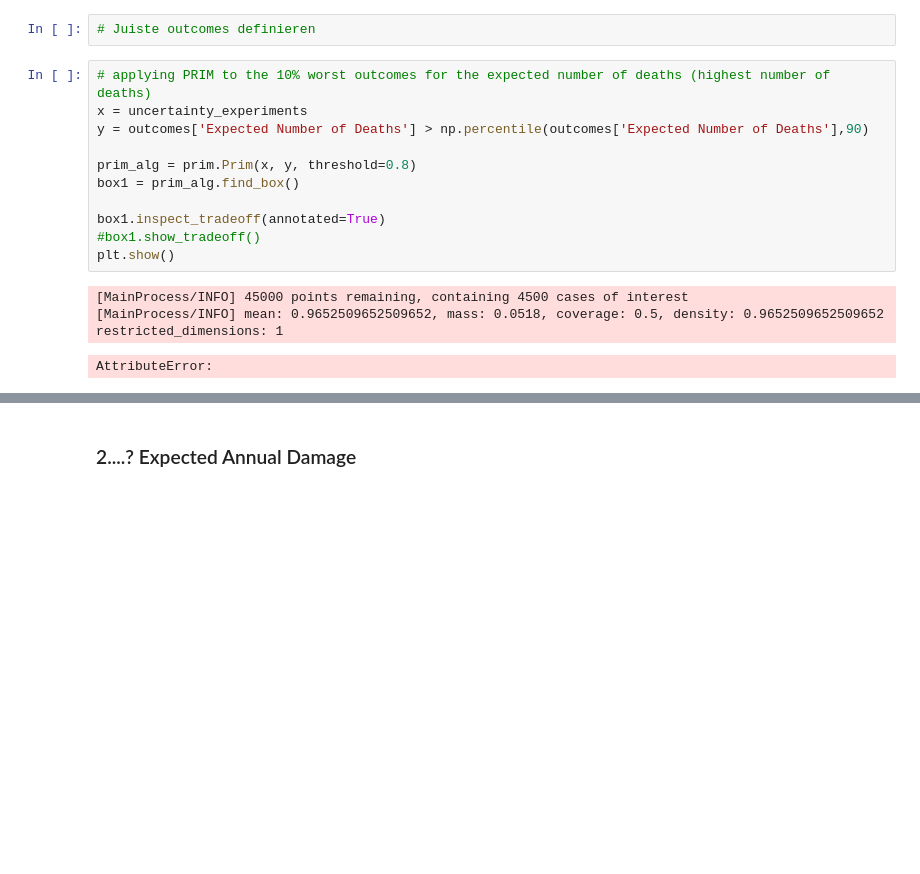
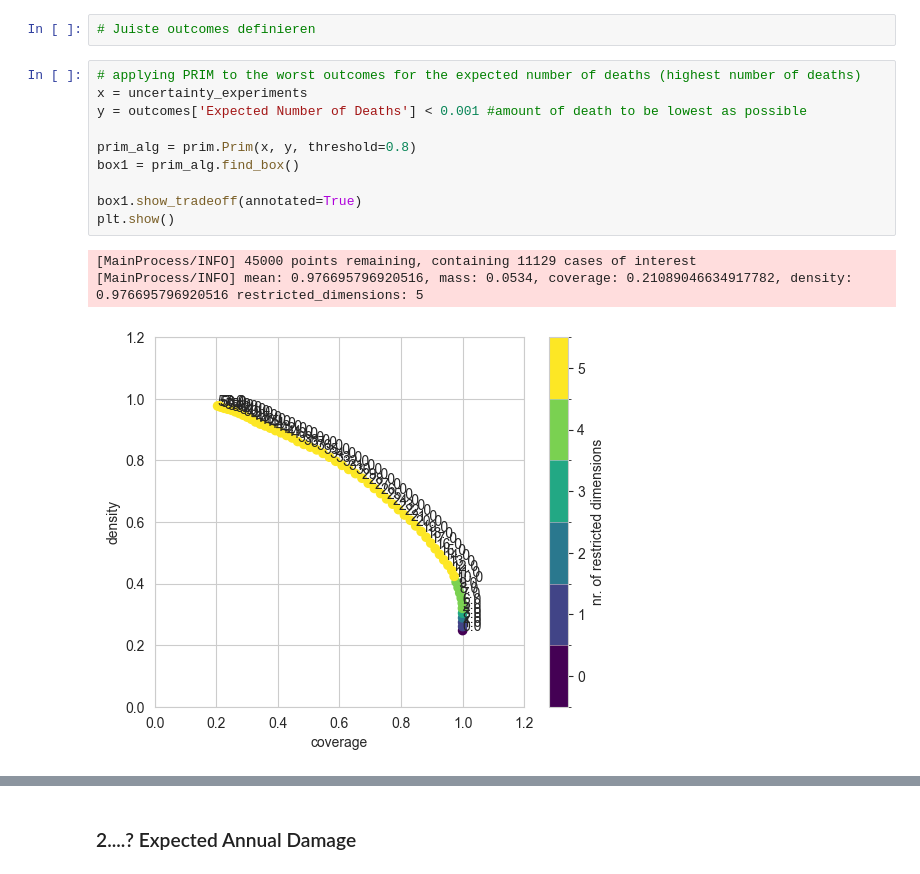
Before and after one commit to BRtudelft/Group1_EPA1361_Model-based_Decision-making, a Jupyter notebook: 4_MORDM_DS_scenario_discovery_&_trade-off_analysis.ipynb, the cells around one changed output, grey strips where cells are left out. Cells and saved outputs as stored; diff of their text form; blank space fills up the shorter version.

```diff
--- a/4_MORDM_DS_scenario_discovery_&_trade-off_analysis.ipynb
+++ b/4_MORDM_DS_scenario_discovery_&_trade-off_analysis.ipynb
@@ -67,18 +67,17 @@ uncertainty_experiments
 # %%
 # Juiste outcomes definieren
 # %%
-# applying PRIM to the 10% worst outcomes for the expected number of deaths (highest number of deaths)
+# applying PRIM to the worst outcomes for the expected number of deaths (highest number of deaths)
 x = uncertainty_experiments
-y = outcomes['Expected Number of Deaths'] > np.percentile(outcomes['Expected Number of Deaths'],90)
+y = outcomes['Expected Number of Deaths'] < 0.001 #amount of death to be lowest as possible
 
 prim_alg = prim.Prim(x, y, threshold=0.8)
 box1 = prim_alg.find_box()
 
-box1.inspect_tradeoff(annotated=True)
-#box1.show_tradeoff()
+box1.show_tradeoff(annotated=True)
 plt.show()
 # %% [output]
-[MainProcess/INFO] 45000 points remaining, containing 4500 cases of interest
-[MainProcess/INFO] mean: 0.9652509652509652, mass: 0.0518, coverage: 0.5, density: 0.9652509652509652 restricted_dimensions: 1
+[MainProcess/INFO] 45000 points remaining, containing 11129 cases of interest
+[MainProcess/INFO] mean: 0.976695796920516, mass: 0.0534, coverage: 0.21089046634917782, density: 0.976695796920516 restricted_dimensions: 5
-AttributeError:
+[figure, added]
 # %%
```
Also changed, not shown: parts of 5 cells of this notebook.
